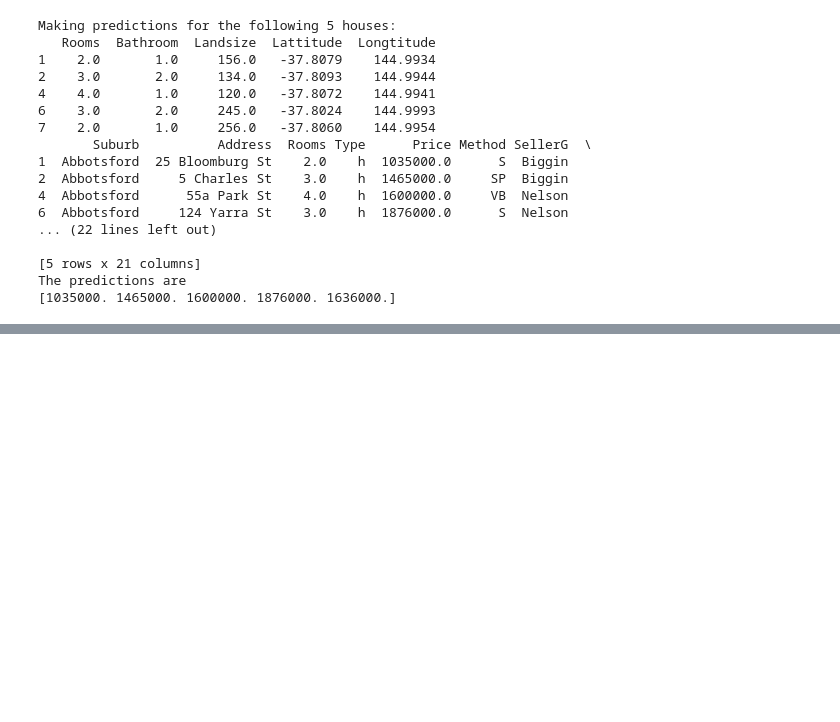
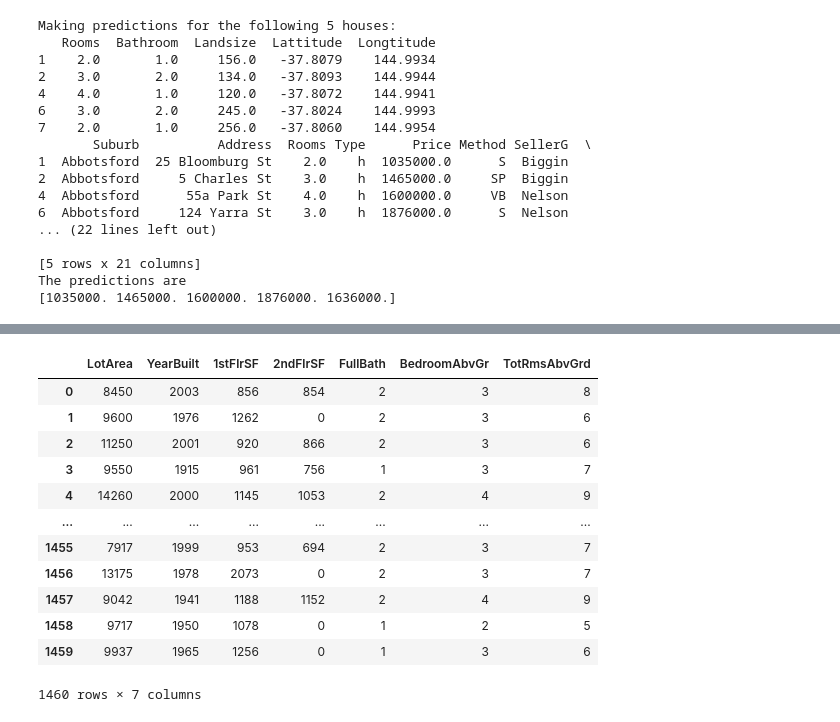
Before and after one commit to jmonti-gh/MachineLearning_Py, a Jupyter notebook: kaggle_ML_3.ipynb, the cells around one changed output, grey strips where cells are left out. Saved outputs shown, nothing was run; the diff lists cells and outputs as text; code cells hidden in the pictures; blank space fills up the shorter version.

```diff
--- a/kaggle_ML_3.ipynb
+++ b/kaggle_ML_3.ipynb
@@ -210,0 +296,23 @@ The predictions are
+# %%
+### Step 2: Create X
+
+# Create the list of features below
+feature_names = ['LotArea', 'YearBuilt', '1stFlrSF', '2ndFlrSF', 'FullBath', 'BedroomAbvGr', 'TotRmsAbvGrd']
+
+# Select data corresponding to features in feature_names
+X = home_df[feature_names]
+X
+# %% [output]
+|  | LotArea | YearBuilt | 1stFlrSF | 2ndFlrSF | FullBath | BedroomAbvGr | TotRmsAbvGrd |
+| 0 | 8450 | 2003 | 856 | 854 | 2 | 3 | 8 |
+| 1 | 9600 | 1976 | 1262 | 0 | 2 | 3 | 6 |
+| 2 | 11250 | 2001 | 920 | 866 | 2 | 3 | 6 |
+| 3 | 9550 | 1915 | 961 | 756 | 1 | 3 | 7 |
+| 4 | 14260 | 2000 | 1145 | 1053 | 2 | 4 | 9 |
+| ... | ... | ... | ... | ... | ... | ... | ... |
+| 1455 | 7917 | 1999 | 953 | 694 | 2 | 3 | 7 |
+| 1456 | 13175 | 1978 | 2073 | 0 | 2 | 3 | 7 |
+| 1457 | 9042 | 1941 | 1188 | 1152 | 2 | 4 | 9 |
+| 1458 | 9717 | 1950 | 1078 | 0 | 1 | 2 | 5 |
+| 1459 | 9937 | 1965 | 1256 | 0 | 1 | 3 | 6 |
+1460 rows × 7 columns
```
Also changed, not shown: parts of 9 cells of this notebook, 2 other files.
